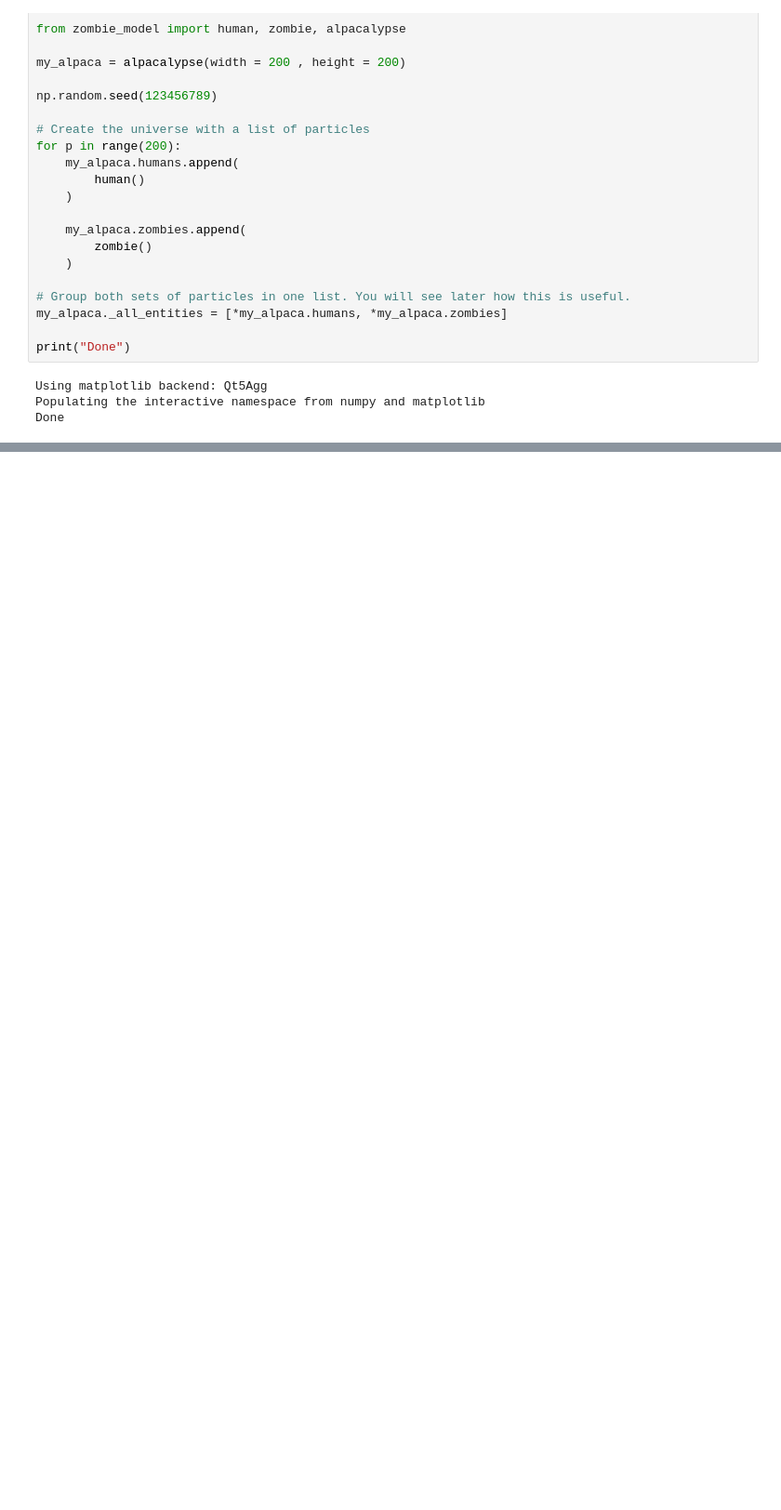
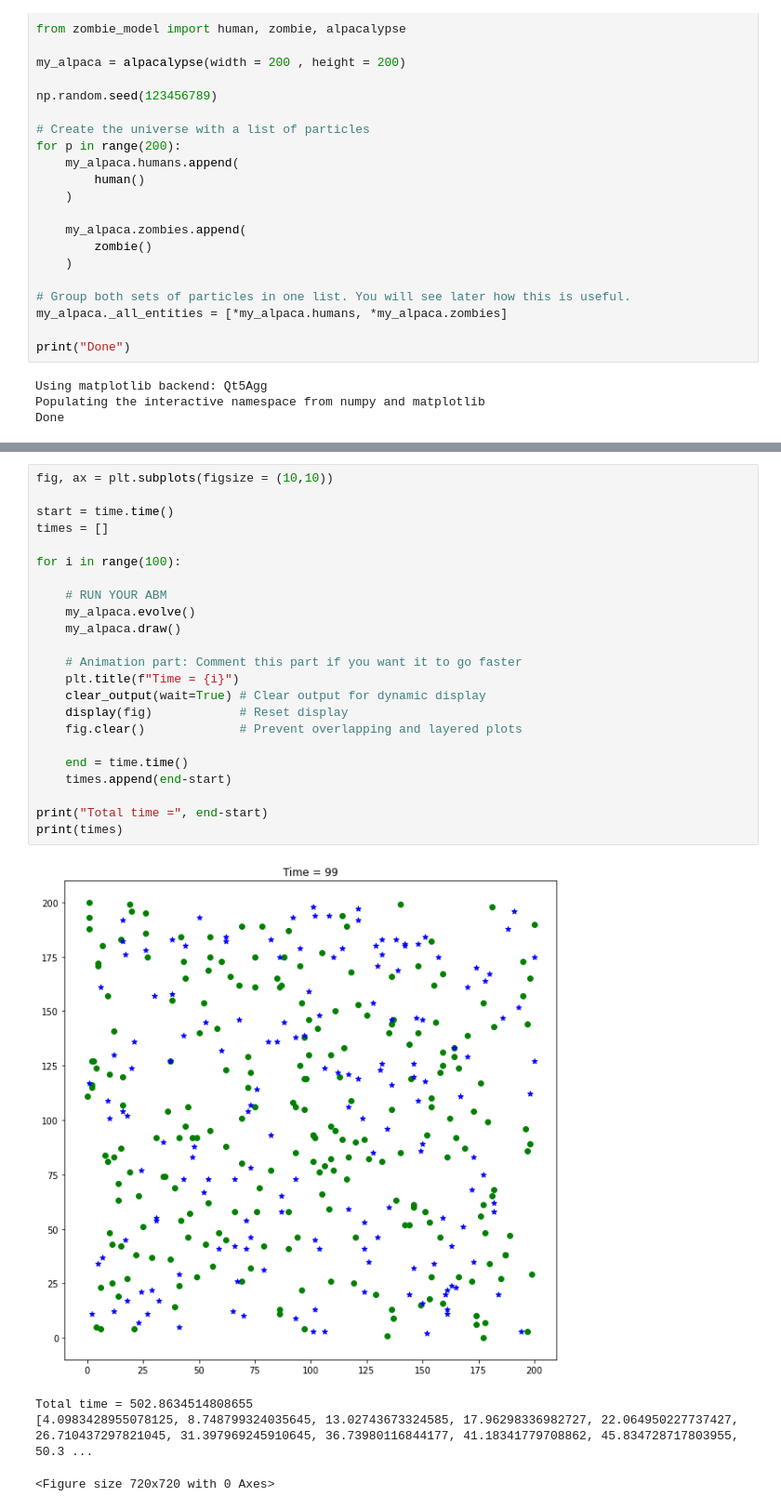
Before and after one commit to AriAtari/zombie_alpaca, a Jupyter notebook: basic_sim/basic_zombie_infection.ipynb, the cells around one changed output, grey strips where cells are left out. Shown at 93% size. Cells and saved outputs as stored; diff of their text form; blank space fills up the shorter version.

```diff
--- a/basic_sim/basic_zombie_infection.ipynb
+++ b/basic_sim/basic_zombie_infection.ipynb
@@ -42,0 +45,28 @@ my_uni.draw()
+# %%
+fig, ax = plt.subplots(figsize = (10,10))
+
+start = time.time()
+times = []
+
+for i in range(100):
+
+    # RUN YOUR ABM
+    my_alpaca.evolve()
+    my_alpaca.draw()
+
+    # Animation part: Comment this part if you want it to go faster
+    plt.title(f"Time = {i}")
+    clear_output(wait=True) # Clear output for dynamic display
+    display(fig)            # Reset display
+    fig.clear()             # Prevent overlapping and layered plots
+
+    end = time.time()
+    times.append(end-start)
+
+print("Total time =", end-start)
+print(times)
+# %% [output]
+[figure, added]
+Total time = 502.8634514808655
+[4.0983428955078125, 8.748799324035645, 13.02743673324585, 17.96298336982727, 22.064950227737427, 26.710437297821045, 31.397969245910645, 36.73980116844177, 41.18341779708862, 45.834728717803955, 50.3 ...
+<Figure size 720x720 with 0 Axes>
```
Also changed, not shown: parts of 3 cells of this notebook, 1 other file.
